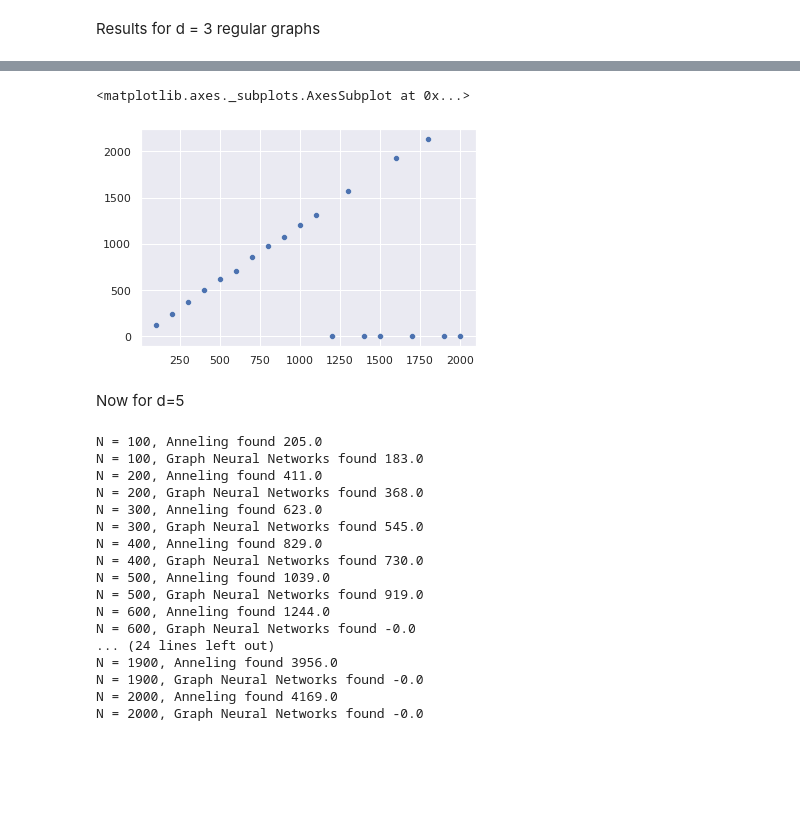
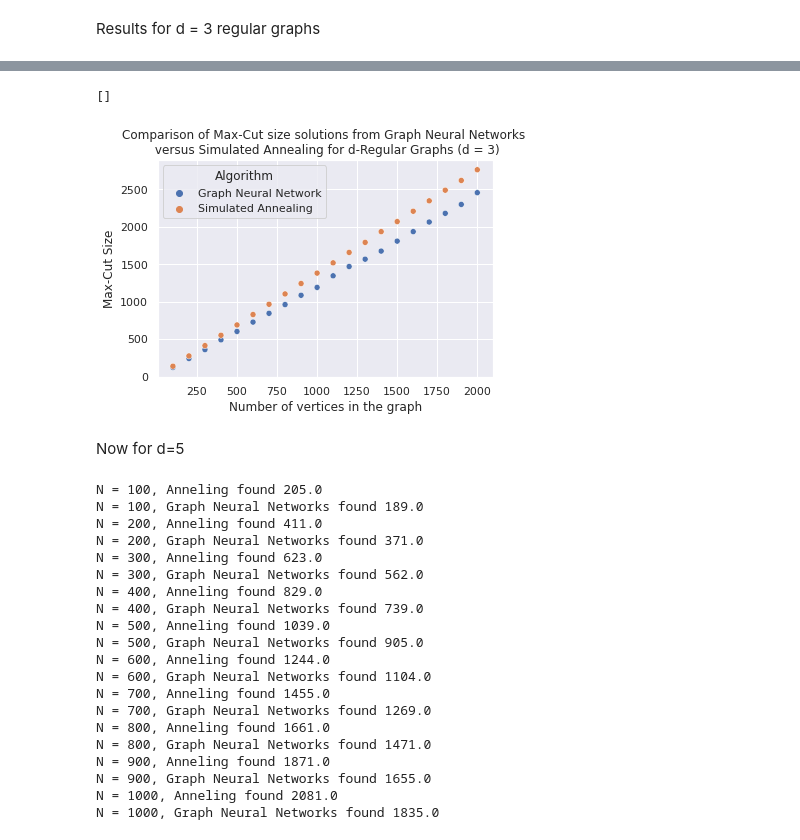
Before and after one commit to IvanIsCoding/GNN-for-Combinatorial-Optimization, a Jupyter notebook: 01_GNN_vs_SA_for_Max_Cut.ipynb, the cells around one changed output, grey strips where cells are left out. Cells and saved outputs as stored; diff of their text form; code cells hidden in the pictures; blank space fills up the shorter version.

```diff
--- a/01_GNN_vs_SA_for_Max_Cut.ipynb
+++ b/01_GNN_vs_SA_for_Max_Cut.ipynb
@@ -48,7 +52,7 @@ nx.draw(G, pos=nx.spring_layout(G, seed=2023), node_color=node_color, with_label
 # %% [markdown]
 Notice that simulated annealing found a better solution. Time to
 # %%
-def solve_with_gnn(G, embedding_size, hidden_size, learning_rate, epochs, dropout_rate, seed=2023, verbose=False):
+def inner_solve_with_gnn(G, embedding_size, hidden_size, learning_rate, epochs, dropout_rate, seed=2023, verbose=False):
   A = jnp.array(nx.to_numpy_array(G))
   Q = create_Q_matrix(G)
 
@@ -76,6 +80,17 @@ def solve_with_gnn(G, embedding_size, hidden_size, learning_rate, epochs, dropou
       "energy": last_energy,
       "solution": solution
   }
+
+def solve_with_gnn(G, embedding_size, hidden_size, learning_rate, epochs, dropout_rate, seed=2023, verbose=False, shots=5):
+  lower_bound = -G.number_of_nodes()/10.0
+
+  for k in range(shots):
+    solution = inner_solve_with_gnn(G, embedding_size, hidden_size, learning_rate, epochs, dropout_rate, seed + (k+1)**3, verbose=False)
+
+    if solution["energy"] <= lower_bound:
+      break
+
+  return solution
 # %%
 def solve_with_annealing(G, num_reads):
   sampler = oj.SASampler()
@@ -103,3 +115,7 @@ sa_results = []
+# %%
+df = pd.DataFrame(columns=['N', 'Max-Cut Size', 'Algorithm'])
+gnn_results = []
+sa_results = []
 # %%
 for i, G in tqdm(d3_graphs.items()):
 
@@ -153,8 +164,21 @@ sns.scatterplot(x = list(range(100, 2100, 100)), y=sa_results)
-# %%
-sns.scatterplot(x = list(range(100, 2100, 100)), y=gnn_results)
-# %% [output]
-<matplotlib.axes._subplots.AxesSubplot at 0x...>
-[figure, removed]
+# %%
+for n, cut_size in zip(range(100, 2100, 100), gnn_results):
+  df.loc[len(df)] = [n, cut_size, "Graph Neural Network"]
+# %%
+for n, cut_size in zip(range(100, 2100, 100), sa_results):
+  df.loc[len(df)] = [n, cut_size, "Simulated Annealing"]
+# %%
+sns.scatterplot(
+    data=df, x ="N", y="Max-Cut Size", hue="Algorithm"
+).set(
+    title="Comparison of Max-Cut size solutions from Graph Neural Networks \n versus Simulated Annealing for d-Regular Graphs (d = 3)",
+    ylabel="Max-Cut Size",
+    xlabel="Number of vertices in the graph",
+)
+plt.plot()
+# %% [output]
+[]
+[figure, added]
 # %% [markdown]
 Now for d=5
 # %%
@@ -187,19 +215,22 @@ for i, G in tqdm(d5_graphs.items()):
   print(f"N = {i}, Graph Neural Networks found {gnn_results[-1]}")
 # %% [output]
 N = 100, Anneling found 205.0
-N = 100, Graph Neural Networks found 183.0
+N = 100, Graph Neural Networks found 189.0
 N = 200, Anneling found 411.0
-N = 200, Graph Neural Networks found 368.0
+N = 200, Graph Neural Networks found 371.0
 N = 300, Anneling found 623.0
-N = 300, Graph Neural Networks found 545.0
+N = 300, Graph Neural Networks found 562.0
 N = 400, Anneling found 829.0
-N = 400, Graph Neural Networks found 730.0
+N = 400, Graph Neural Networks found 739.0
 N = 500, Anneling found 1039.0
-N = 500, Graph Neural Networks found 919.0
+N = 500, Graph Neural Networks found 905.0
 N = 600, Anneling found 1244.0
-N = 600, Graph Neural Networks found -0.0
-... (24 lines left out)
-N = 1900, Anneling found 3956.0
-N = 1900, Graph Neural Networks found -0.0
-N = 2000, Anneling found 4169.0
-N = 2000, Graph Neural Networks found -0.0
+N = 600, Graph Neural Networks found 1104.0
+N = 700, Anneling found 1455.0
+N = 700, Graph Neural Networks found 1269.0
+N = 800, Anneling found 1661.0
+N = 800, Graph Neural Networks found 1471.0
+N = 900, Anneling found 1871.0
+N = 900, Graph Neural Networks found 1655.0
+N = 1000, Anneling found 2081.0
+N = 1000, Graph Neural Networks found 1835.0
```
Also changed, not shown: parts of 9 cells of this notebook.
